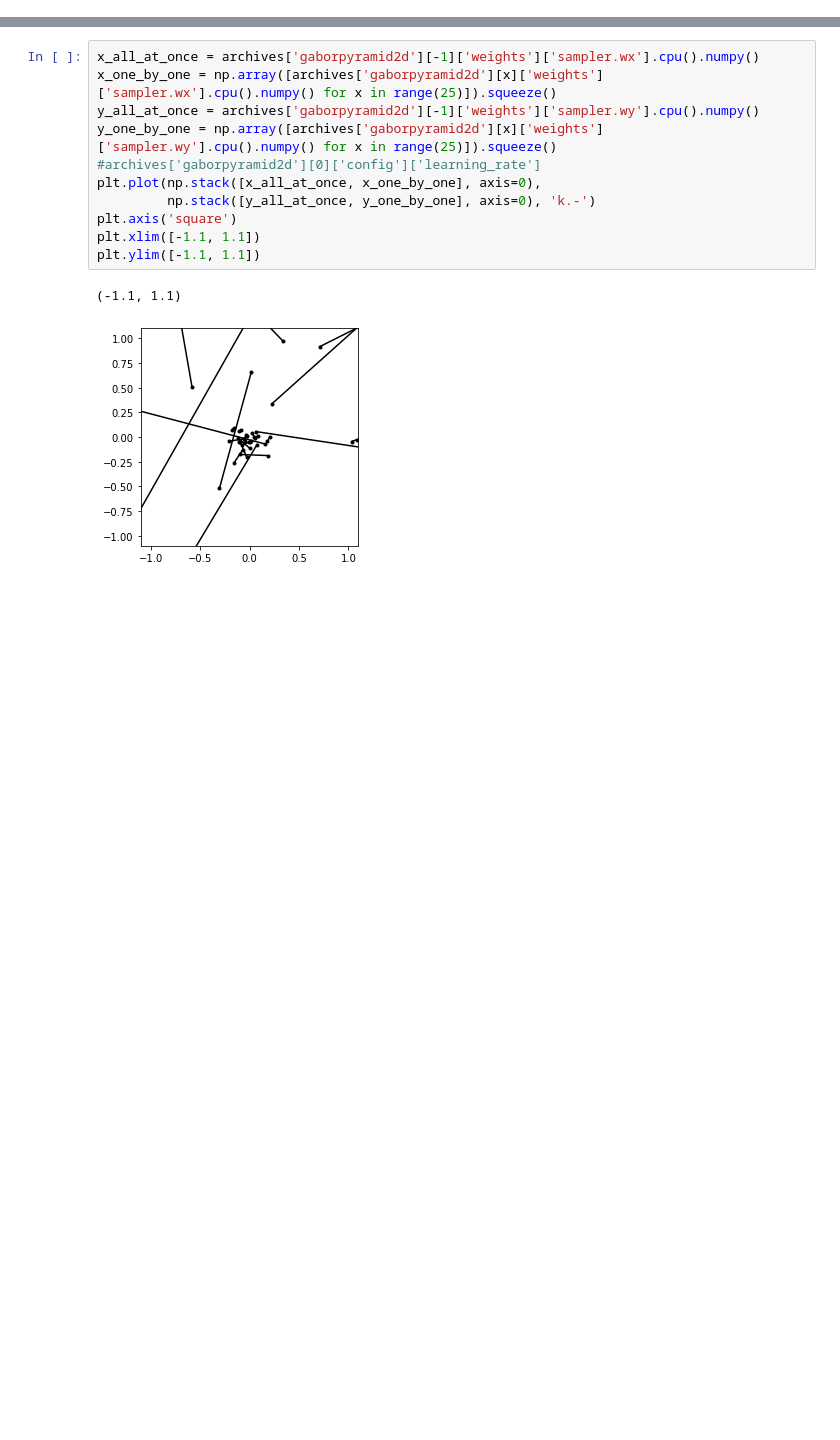
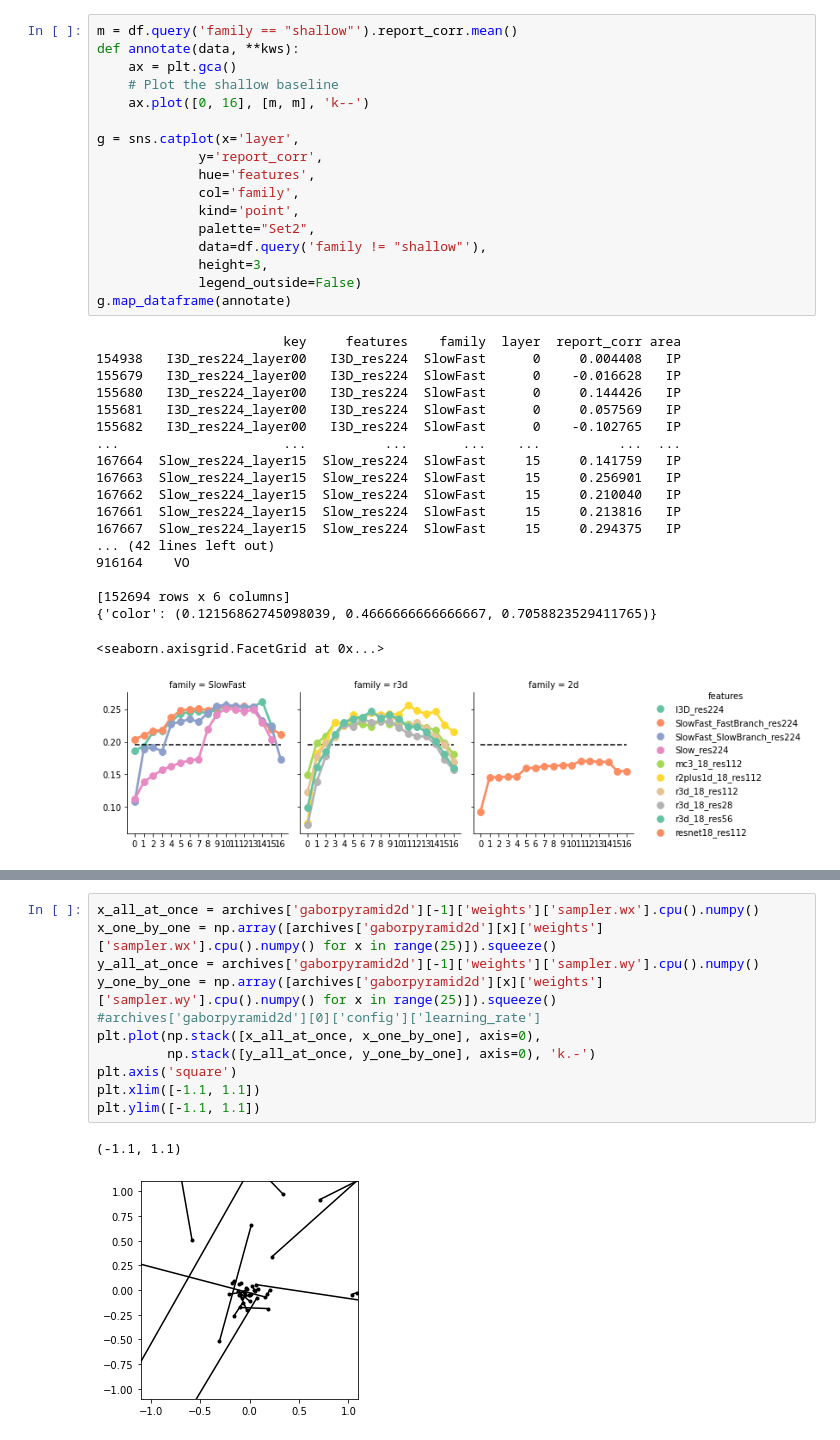
Before and after one commit to patrickmineault/your-head-is-there-to-move-you-around, a Jupyter notebook: notebooks/Compare results.ipynb, the cells around one changed output, grey strips where cells are left out. Saved outputs shown, nothing was run; the diff lists cells and outputs as text; blank space fills up the shorter version.

```diff
--- a/notebooks/Compare results.ipynb
+++ b/notebooks/Compare results.ipynb
@@ -50,0 +110,37 @@ Found 80
+# %%
+m = df.query('family == "shallow"').report_corr.mean()
+def annotate(data, **kws):
+    ax = plt.gca()
+    # Plot the shallow baseline
+    ax.plot([0, 16], [m, m], 'k--')
+
+g = sns.catplot(x='layer',
+             y='report_corr',
+             hue='features',
+             col='family',
+             kind='point',
+             palette="Set2",
+             data=df.query('family != "shallow"'),
+             height=3,
+             legend_outside=False)
+g.map_dataframe(annotate)
+# %% [output]
+                        key     features    family  layer  report_corr area
+154938   I3D_res224_layer00   I3D_res224  SlowFast      0     0.004408   IP
+155679   I3D_res224_layer00   I3D_res224  SlowFast      0    -0.016628   IP
+155680   I3D_res224_layer00   I3D_res224  SlowFast      0     0.144426   IP
+155681   I3D_res224_layer00   I3D_res224  SlowFast      0     0.057569   IP
+155682   I3D_res224_layer00   I3D_res224  SlowFast      0    -0.102765   IP
+...                     ...          ...       ...    ...          ...  ...
+167664  Slow_res224_layer15  Slow_res224  SlowFast     15     0.141759   IP
+167663  Slow_res224_layer15  Slow_res224  SlowFast     15     0.256901   IP
+167662  Slow_res224_layer15  Slow_res224  SlowFast     15     0.210040   IP
+167661  Slow_res224_layer15  Slow_res224  SlowFast     15     0.213816   IP
+167667  Slow_res224_layer15  Slow_res224  SlowFast     15     0.294375   IP
+... (42 lines left out)
+916164    VO
+
+[152694 rows x 6 columns]
+{'color': (0.12156862745098039, 0.4666666666666667, 0.7058823529411765)}
+<seaborn.axisgrid.FacetGrid at 0x...>
+[figure, added]
```
Also changed, not shown: parts of 15 cells of this notebook, 6 other files.
